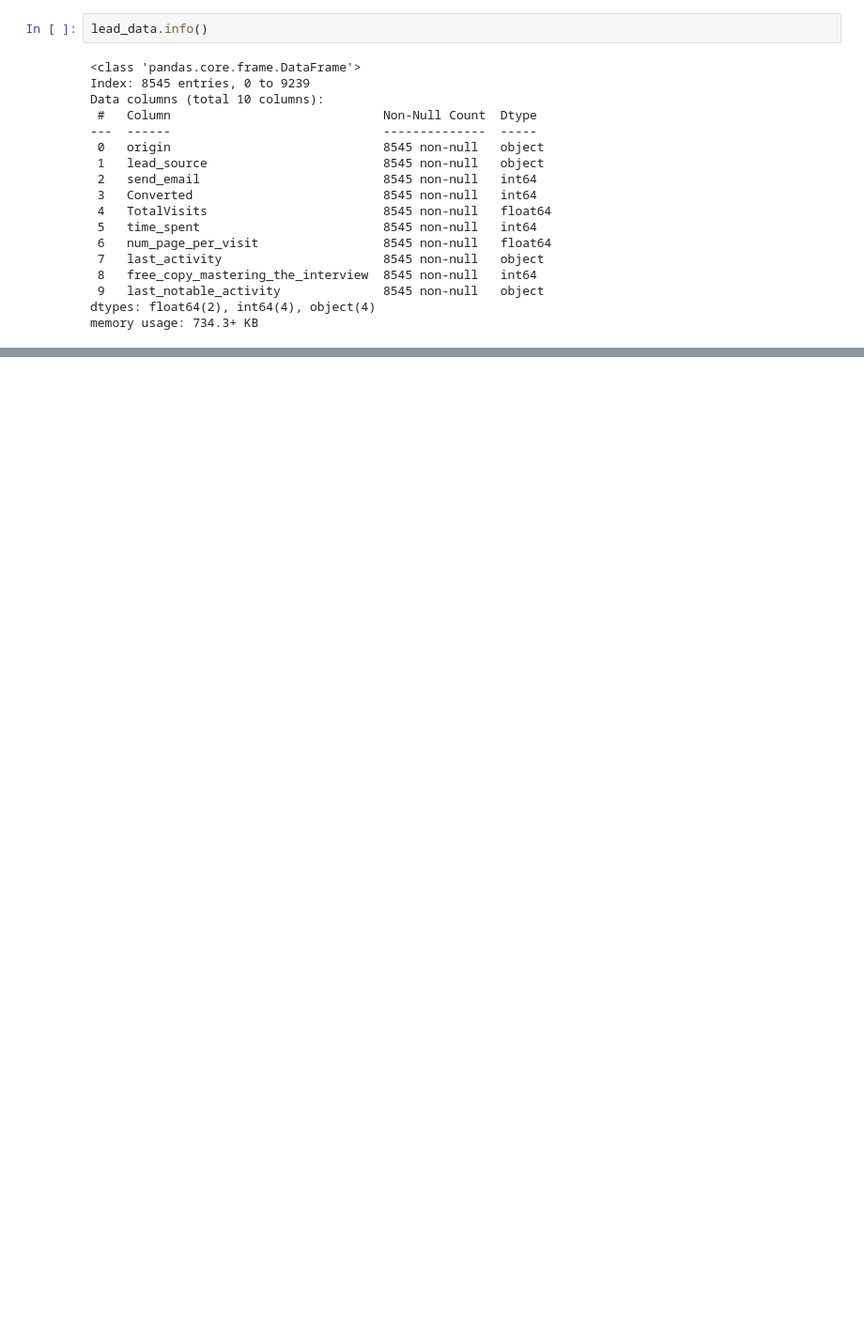
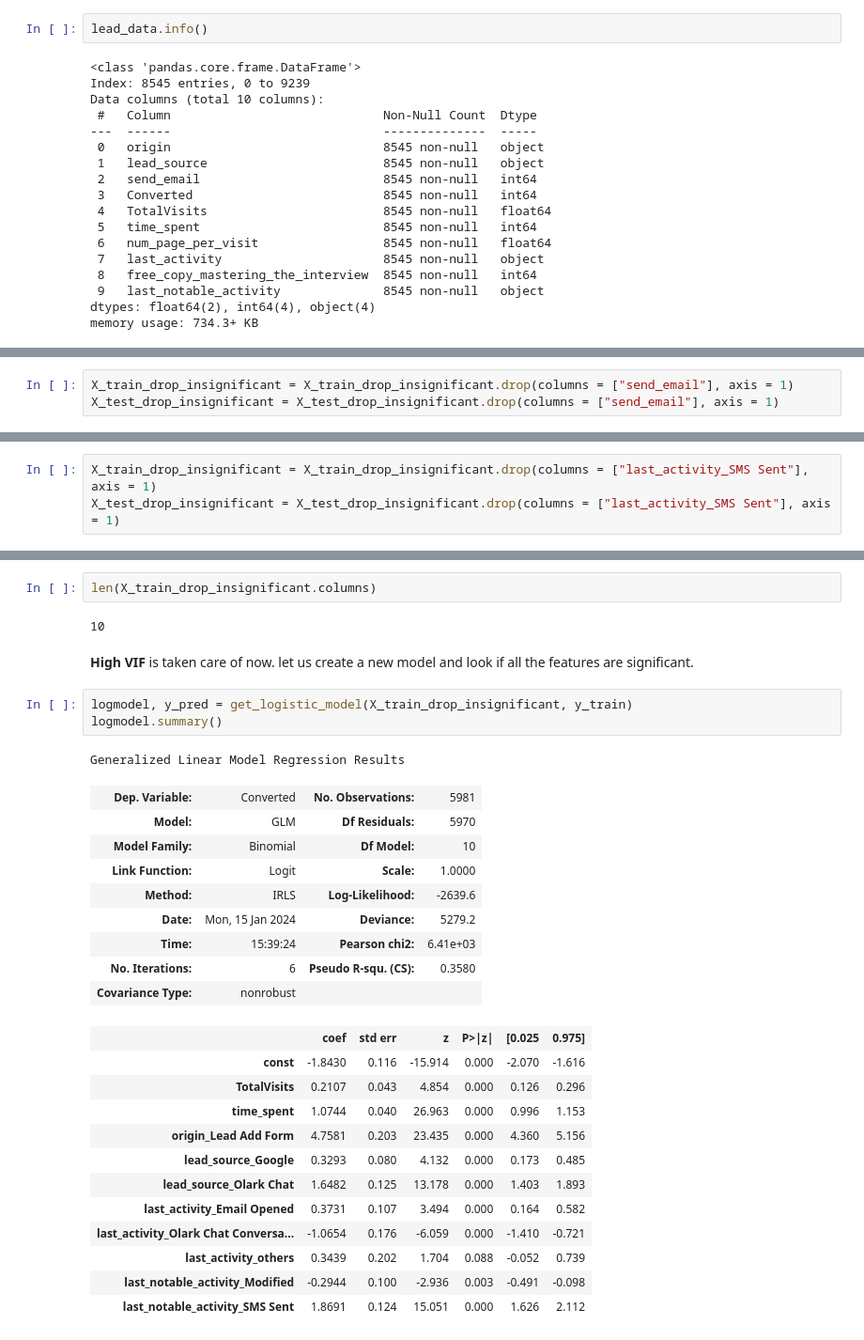
Before and after one commit to keshavRaj/LeadScoringCaseStudy, a Jupyter notebook: Lead Scoring Assignment/Lead+Case+Study.ipynb, the cells around one changed output, grey strips where cells are left out. Shown at 94% size. Cells and saved outputs as stored; diff of their text form; blank space fills up the shorter version.

```diff
--- a/Lead Scoring Assignment/Lead+Case+Study.ipynb
+++ b/Lead Scoring Assignment/Lead+Case+Study.ipynb
@@ -1982,0 +2188,3 @@ X_train_post_rfe.shape
+# %%
+X_train_drop_insignificant = X_train_drop_insignificant.drop(columns = ["send_email"], axis = 1)
+X_test_drop_insignificant = X_test_drop_insignificant.drop(columns = ["send_email"], axis = 1)
@@ -1982,0 +2209,3 @@ X_train_post_rfe.shape
+# %%
+X_train_drop_insignificant = X_train_drop_insignificant.drop(columns = ["last_activity_SMS Sent"], axis = 1)
+X_test_drop_insignificant = X_test_drop_insignificant.drop(columns = ["last_activity_SMS Sent"], axis = 1)
@@ -1982,0 +2227,32 @@ X_train_post_rfe.shape
+# %%
+len(X_train_drop_insignificant.columns)
+# %% [output]
+10
+# %% [markdown]
+<b>High VIF</b> is taken care of now. let us create a new model and look if all the features are significant.
+# %%
+logmodel, y_pred = get_logistic_model(X_train_drop_insignificant, y_train)
+logmodel.summary()
+# %% [output]
+Generalized Linear Model Regression Results
+| Dep. Variable: | Converted | No. Observations: | 5981 |
+| Model: | GLM | Df Residuals: | 5970 |
+| Model Family: | Binomial | Df Model: | 10 |
+| Link Function: | Logit | Scale: | 1.0000 |
+| Method: | IRLS | Log-Likelihood: | -2639.6 |
+| Date: | Mon, 15 Jan 2024 | Deviance: | 5279.2 |
+| Time: | 15:39:24 | Pearson chi2: | 6.41e+03 |
+| No. Iterations: | 6 | Pseudo R-squ. (CS): | 0.3580 |
+| Covariance Type: | nonrobust |  |  |
+|  | coef | std err | z | P>|z| | [0.025 | 0.975] |
+| const | -1.8430 | 0.116 | -15.914 | 0.000 | -2.070 | -1.616 |
+| TotalVisits | 0.2107 | 0.043 | 4.854 | 0.000 | 0.126 | 0.296 |
+| time_spent | 1.0744 | 0.040 | 26.963 | 0.000 | 0.996 | 1.153 |
+| origin_Lead Add Form | 4.7581 | 0.203 | 23.435 | 0.000 | 4.360 | 5.156 |
+| lead_source_Google | 0.3293 | 0.080 | 4.132 | 0.000 | 0.173 | 0.485 |
+| lead_source_Olark Chat | 1.6482 | 0.125 | 13.178 | 0.000 | 1.403 | 1.893 |
+| last_activity_Email Opened | 0.3731 | 0.107 | 3.494 | 0.000 | 0.164 | 0.582 |
+| last_activity_Olark Chat Conversa... | -1.0654 | 0.176 | -6.059 | 0.000 | -1.410 | -0.721 |
+| last_activity_others | 0.3439 | 0.202 | 1.704 | 0.088 | -0.052 | 0.739 |
+| last_notable_activity_Modified | -0.2944 | 0.100 | -2.936 | 0.003 | -0.491 | -0.098 |
+| last_notable_activity_SMS Sent | 1.8691 | 0.124 | 15.051 | 0.000 | 1.626 | 2.112 |
```
Also changed, not shown: parts of 82 cells of this notebook.
